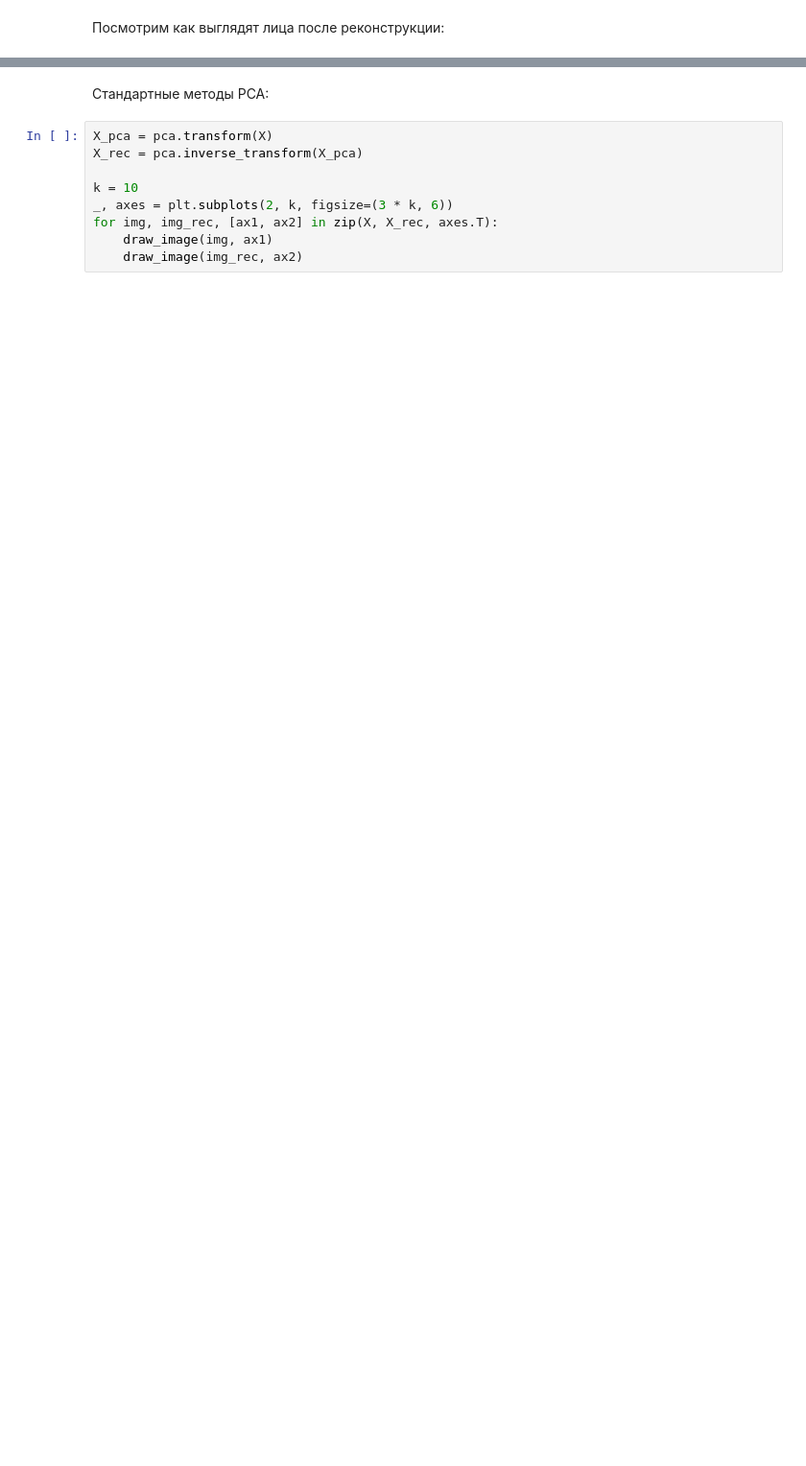
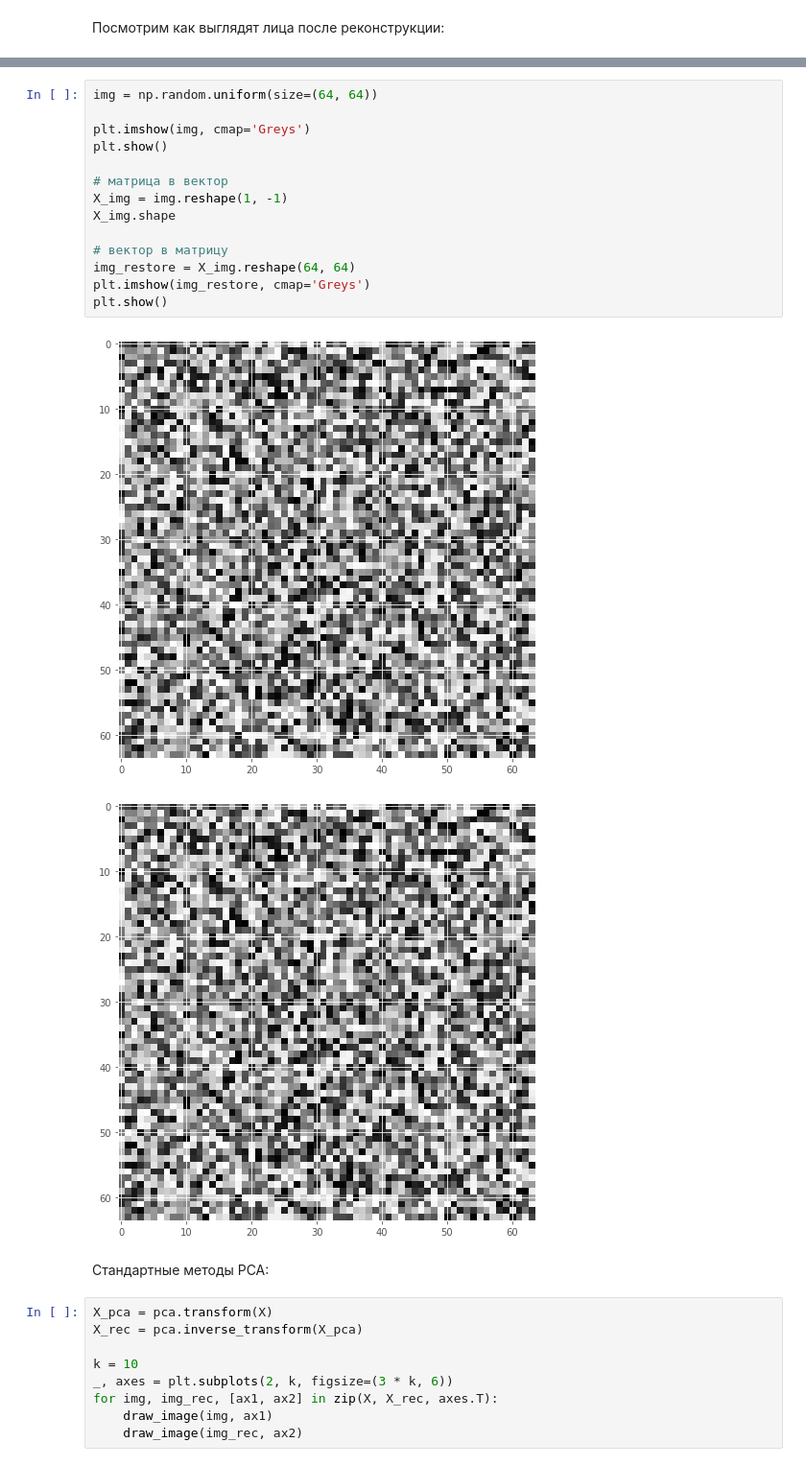
Before and after one commit to rgabdullin/MLDA2021, a Jupyter notebook: classes/week08/seminar08.ipynb, the cells around one changed output, grey strips where cells are left out. Shown at 96% size. Drawn from its saved outputs; the diff is of its cells as text; blank space fills up the shorter version.

```diff
--- a/classes/week08/seminar08.ipynb
+++ b/classes/week08/seminar08.ipynb
@@ -137,3 +241,20 @@ plt.show()
+# %%
+img = np.random.uniform(size=(64, 64))
+
+plt.imshow(img, cmap='Greys')
+plt.show()
+
+# матрица в вектор
+X_img = img.reshape(1, -1)
+X_img.shape
+
+# вектор в матрицу
+img_restore = X_img.reshape(64, 64)
+plt.imshow(img_restore, cmap='Greys')
+plt.show()
+# %% [output]
+[figure, added]
+[figure, added]
 # %% [markdown]
 Стандартные методы PCA:
 # %%
```
Also changed, not shown: parts of 40 cells of this notebook.
